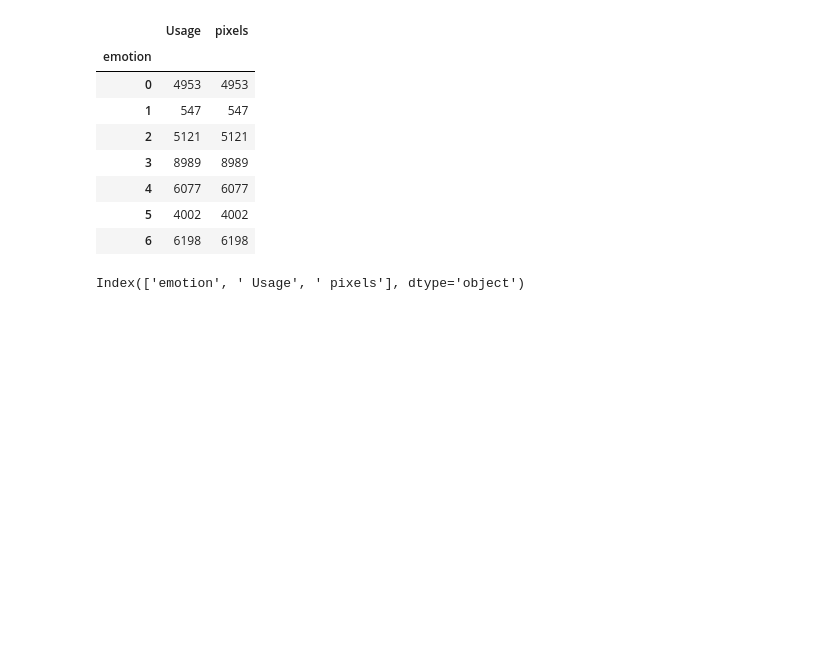
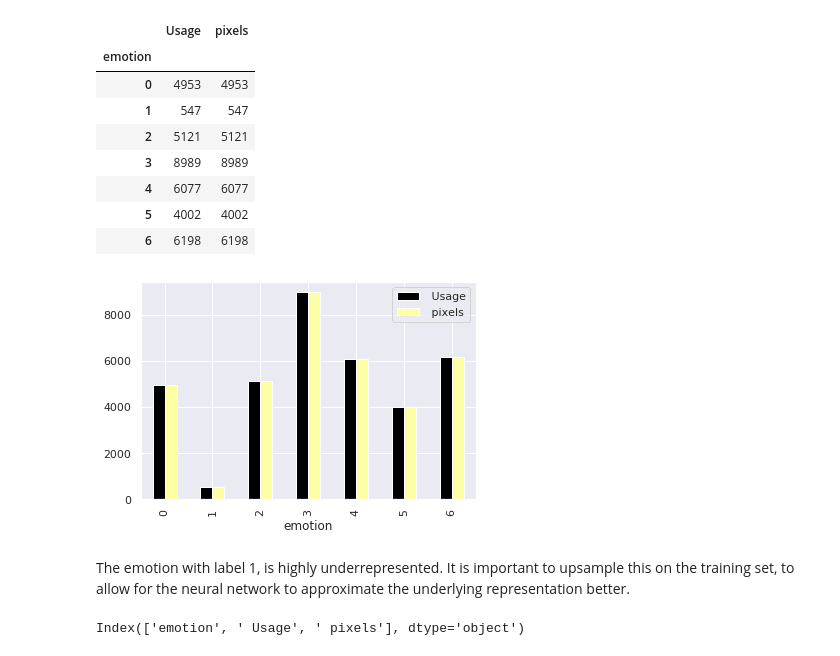
Before and after one commit to FOSSbee/Face-Expression-Classifer, a Jupyter notebook: main_notebook.ipynb, the cells around one changed output. Saved outputs shown, nothing was run; the diff lists cells and outputs as text; code cells hidden in the pictures; blank space fills up the shorter version.

```diff
--- a/main_notebook.ipynb
+++ b/main_notebook.ipynb
@@ -100,3 +102,5 @@ data.head(10)
+# %%
+sns.set()
 # %%
 g1 = data.groupby(["emotion"]).count()
 # %%
@@ -111,6 +115,12 @@ g1
 | 4 | 6077 | 6077 |
 | 5 | 4002 | 4002 |
 | 6 | 6198 | 6198 |
+# %%
+my_plot = g1.plot(kind='bar',cmap='inferno')
+# %% [output]
+[figure, added]
+# %% [markdown]
+The emotion with label 1, is highly underrepresented. It is important to upsample this on the training set, to allow for the neural network to approximate the underlying representation better.
 # %%
 data.columns
 # %% [output]
```
Also changed, not shown: parts of 35 cells of this notebook.
